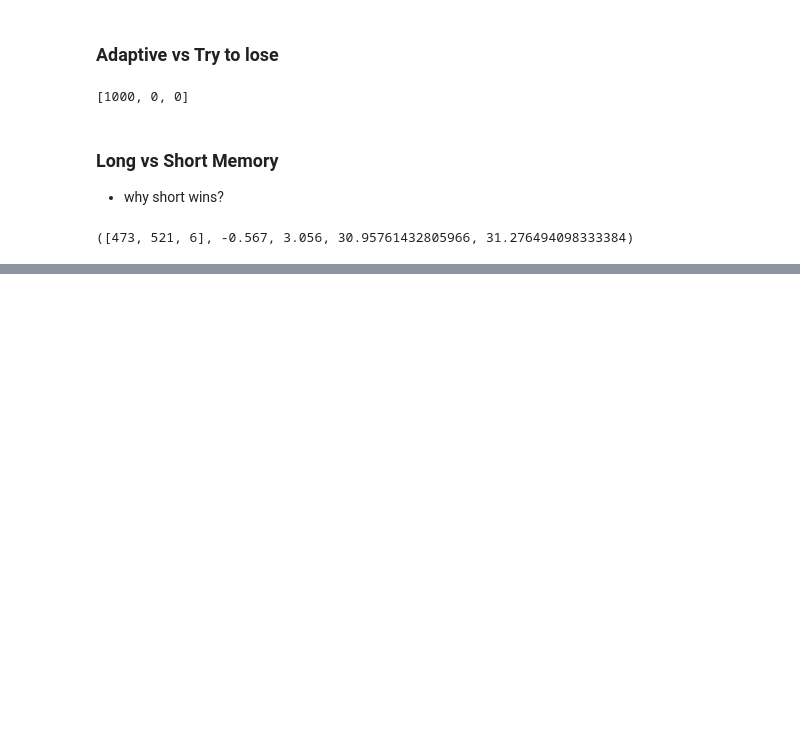
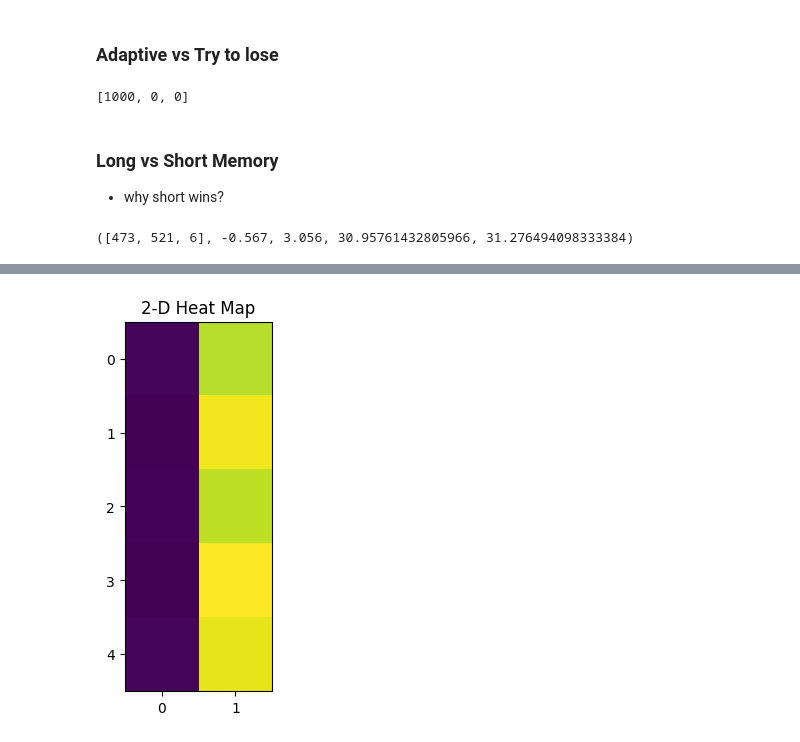
Before and after one commit to BamaHsiao/ABM_simulations, a Jupyter notebook: RPSLS.ipynb, the cells around one changed output, grey strips where cells are left out. Cells and saved outputs as stored; diff of their text form; code cells hidden in the pictures; blank space fills up the shorter version.

```diff
--- a/RPSLS.ipynb
+++ b/RPSLS.ipynb
@@ -292,0 +327,16 @@ dic1, dic2
+# %%
+import numpy as np
+import matplotlib.pyplot as plt
+
+data = []
+moves_to_num = {  'Rock':1, 'Paper':2, 'Scissors':3, 'Lizard':4, 'Spock':5 }
+for k in dic1:
+    v1 = moves_to_num[k]
+    v2 = dic1[k]
+    data.append( (v1,v2) )
+plt.imshow( data )
+
+plt.title( "2-D Heat Map" )
+plt.show()
+# %% [output]
+[figure, added]
```
Also changed, not shown: parts of 4 cells of this notebook, 3 other files.
